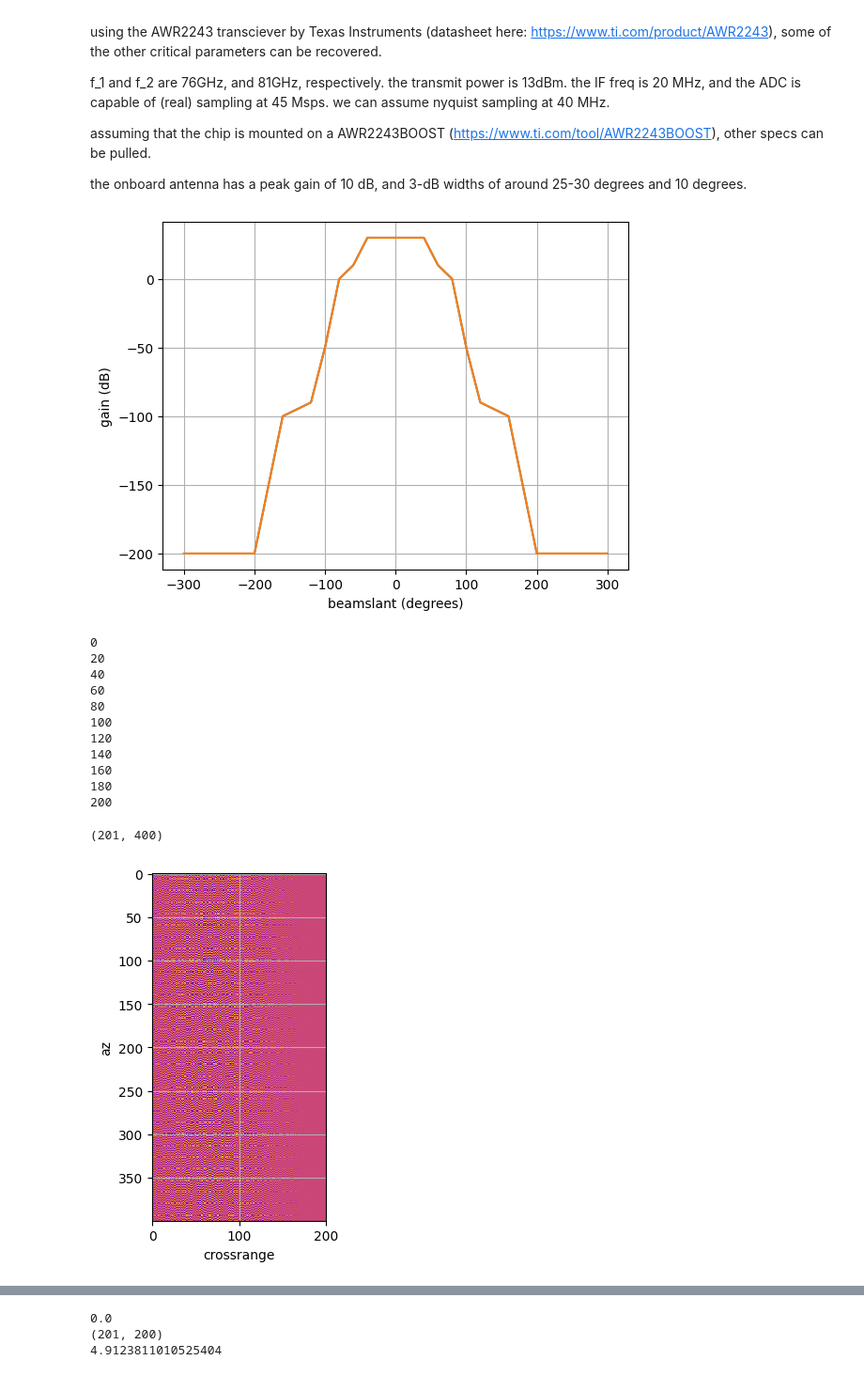
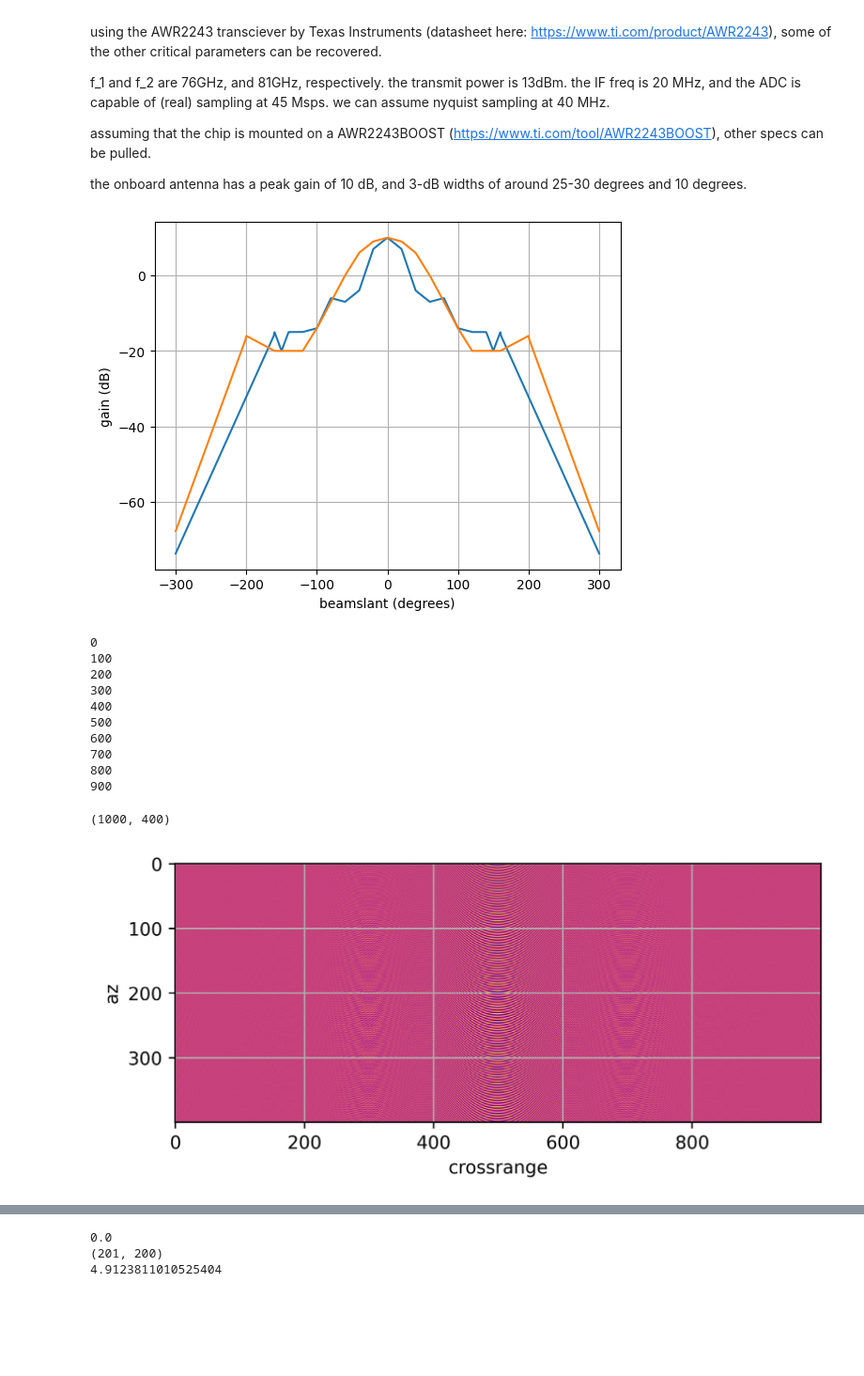
Before and after one commit to morzack/ece592-radar-SAR-proj, a Jupyter notebook: sar_sim.ipynb, the cells around one changed output, grey strips where cells are left out. Shown at 94% size. Saved outputs shown, nothing was run; the diff lists cells and outputs as text; code cells hidden in the pictures; blank space fills up the shorter version.

```diff
--- a/sar_sim.ipynb
+++ b/sar_sim.ipynb
@@ -71,8 +71,8 @@ ANT_horiz_gain_points = [(-1, 10), (0, 10), (20, 7), (40, -4), (60, -7), (80, -6
 # ANT_horiz_gain_points = [(-1, 10), (0, 30), (20, -9), (40, -15), (60, -60), (80, -60), (100, -80), (120, -90), (160, -100), (200, -200), (201, -200), (361, -200)] # in degrees off-plane, dB
 
 # artificially wide
-ANT_vert_gain_points = [(-1, 10), (0, 30), (20, 30), (40, 30), (60, 10), (80, 0), (100, -50), (120, -90), (160, -100), (200, -200), (201, -200), (361, -200)] # in degrees off-plane, dB
-ANT_horiz_gain_points = [(-1, 10), (0, 30), (20, 30), (40, 30), (60, 10), (80, 0), (100, -50), (120, -90), (160, -100), (200, -200), (201, -200), (361, -200)] # in degrees off-plane, dB
+# ANT_vert_gain_points = [(-1, 10), (0, 30), (20, 30), (40, 30), (60, 10), (80, 0), (100, -50), (120, -90), (160, -100), (200, -200), (201, -200), (361, -200)] # in degrees off-plane, dB
+# ANT_horiz_gain_points = [(-1, 10), (0, 30), (20, 30), (40, 30), (60, 10), (80, 0), (100, -50), (120, -90), (160, -100), (200, -200), (201, -200), (361, -200)] # in degrees off-plane, dB
 
 ANT_f1 = 76e9
 ANT_f2 = 81e9
@@ -131,7 +131,7 @@ ax.grid()
 
 plt.show()
 # %% [output]
-[figure, old version]
+[figure, new version]
 # %%
 # with that out of the way, i can now implement some generic functions to calculate the return from an object
 
@@ -188,18 +188,18 @@ def ret_chirp(pulse_duration, fs, gain_f, targets, radar_pos, radar_angle, max_s
 # e.g. a grid of targets with different reflectivities around 0,0
 # targets = [((0, 0), 10), ((0.2, 0.2), 5), ()]
 targets = []
-for d_crossrange in (-2, 0, 2):
+for d_crossrange in (-1, 0, 1):
     # for dy in (-0.25, 0, 0.25):
     targets.append(((d_crossrange, 0), 10))
-# for d_az in (-2, 2):
-#     targets.append(((0, d_az), 10))
+for d_az in (-1, 1):
+    targets.append(((0, d_az), 10))
 
 # targets = [((0,0), 10)]
 
 radar_angle = np.deg2rad(90)
-radar_start_pos = (-4, -4.5) # crossrange, az
-radar_vel = (3, 0)
-observation_time = 4 # s
+radar_start_pos = (-2.5, -4) # crossrange, az
+radar_vel = (1, 0)
+observation_time = 5 # s
 
 path_noise_std = 0
 poly_distort = 1
@@ -212,6 +212,8 @@ if NOISE:
 # use "stop-and-go" approximation -- i.e. assume radar is stationary for each sample
 PRF = ANT_PRF # from proj proposal -- constrained by minimum movement at given speed
 n_sweeps = int(observation_time * PRF)
+
+ANT_n_pulses = 1000
 
 if ANT_n_pulses is not None:
     n_sweeps = ANT_n_pulses
@@ -242,32 +244,32 @@ for sweep_raw in range(n_sweeps):
         print(sweep_raw)
 # %% [output]
 0
-20
-40
-60
-80
 100
-120
-140
-160
-180
 200
+300
+400
+500
+600
+700
+800
+900
 # %%
 # with some data, now we can do processing. start by plotting data
 data_matrix_numpy = np.zeros(shape=(len(data_matrix), len(data_matrix[0]))) # crossrange, az
 print(data_matrix_numpy.shape)
 for k1, s in enumerate(data_matrix): # crossrange
     for k2 in range(len(data_matrix[0])): # az
         data_matrix_numpy[k1, k2] = s[k2]
 fig, ax = plt.subplots()
-ax.imshow(data_matrix_numpy[:,:].T, cmap='plasma', interpolation='nearest')
+ax.imshow(np.real(data_matrix_numpy[:,:].T), cmap='plasma', interpolation='nearest')
 ax.set(xlabel='crossrange', ylabel='az')
+plt.gcf().set_dpi(500)
 # ax.set_aspect(1/(len(data_matrix)/len(data_matrix[0])))
 ax.grid()
 plt.show()
 # %% [output]
-(201, 400)
+(1000, 400)
-[figure, old version]
+[figure, new version]
 # %%
 # then, let's attempt range compression
 # simply perform an FFT on each fast-time slice and spit out the values
```
Also changed, not shown: parts of 6 cells of this notebook.
